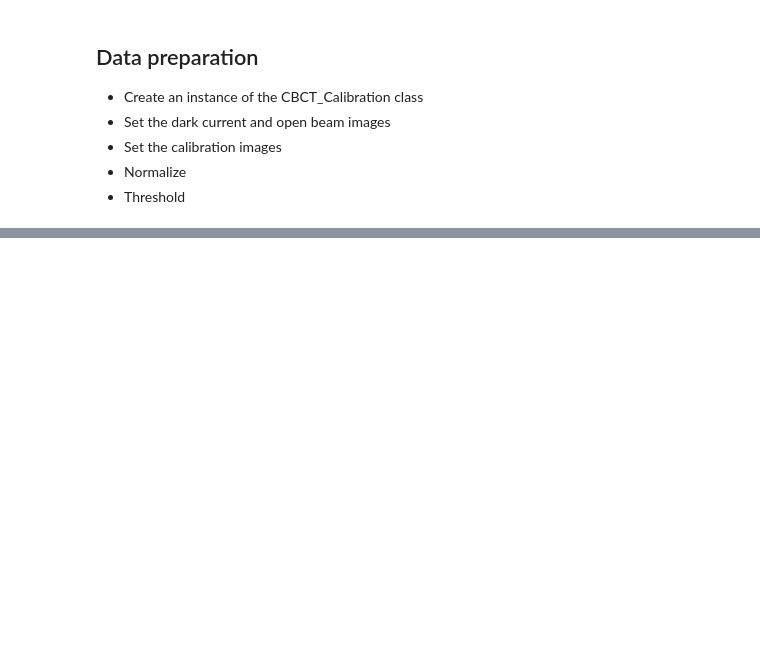
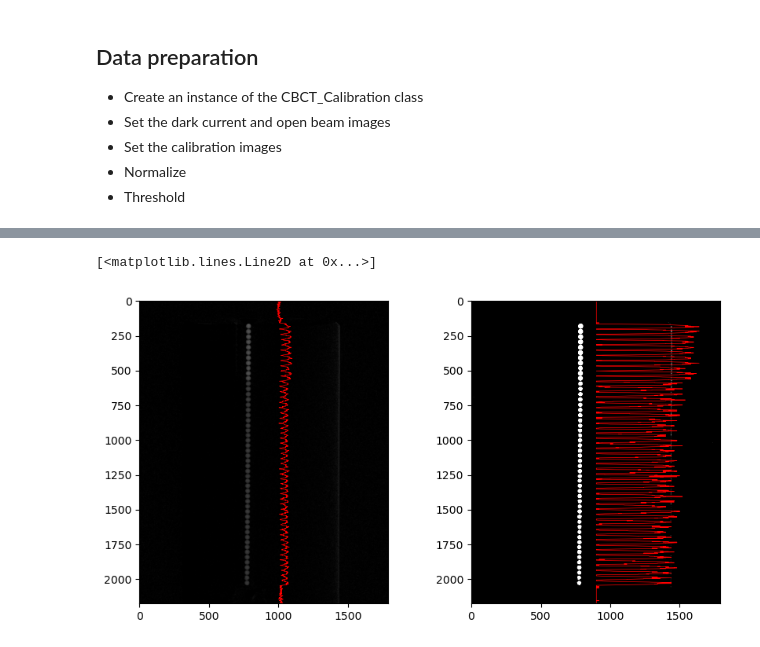
Before and after one commit to neutronimaging/CBCTCalibration, a Jupyter notebook: notebooks/CBCT_dev.ipynb, the cells around one changed output, grey strips where cells are left out. Cells and saved outputs as stored; diff of their text form; code cells hidden in the pictures; blank space fills up the shorter version.

```diff
--- a/notebooks/CBCT_dev.ipynb
+++ b/notebooks/CBCT_dev.ipynb
@@ -50,0 +62,13 @@ plt.imshow(cal.projections[0],cmap='gray')
+# %%
+fig,ax=plt.subplots(1,2, figsize=(10,5))
+idx = 1
+th = 0.07
+ax[0].imshow(cal.projections_flat[idx],cmap='gray',vmin=0,vmax=0.4)
+ax[0].plot(cal.projections_flat[idx].sum(axis=1)*20+900,np.arange(0,cal.projections_flat[0].shape[0]),'r',lw=0.5)
+
+b = cal.projections_flat[idx]>th
+ax[1].imshow(b,cmap='gray',vmin=0,vmax=0.4)
+ax[1].plot(b.sum(axis=1)*20+900,np.arange(0,cal.projections_flat[0].shape[0]),'r',lw=0.5)
+# %% [output]
+[<matplotlib.lines.Line2D at 0x...>]
+[figure, added]
```
Also changed, not shown: parts of 14 cells of this notebook, 1 other file.
